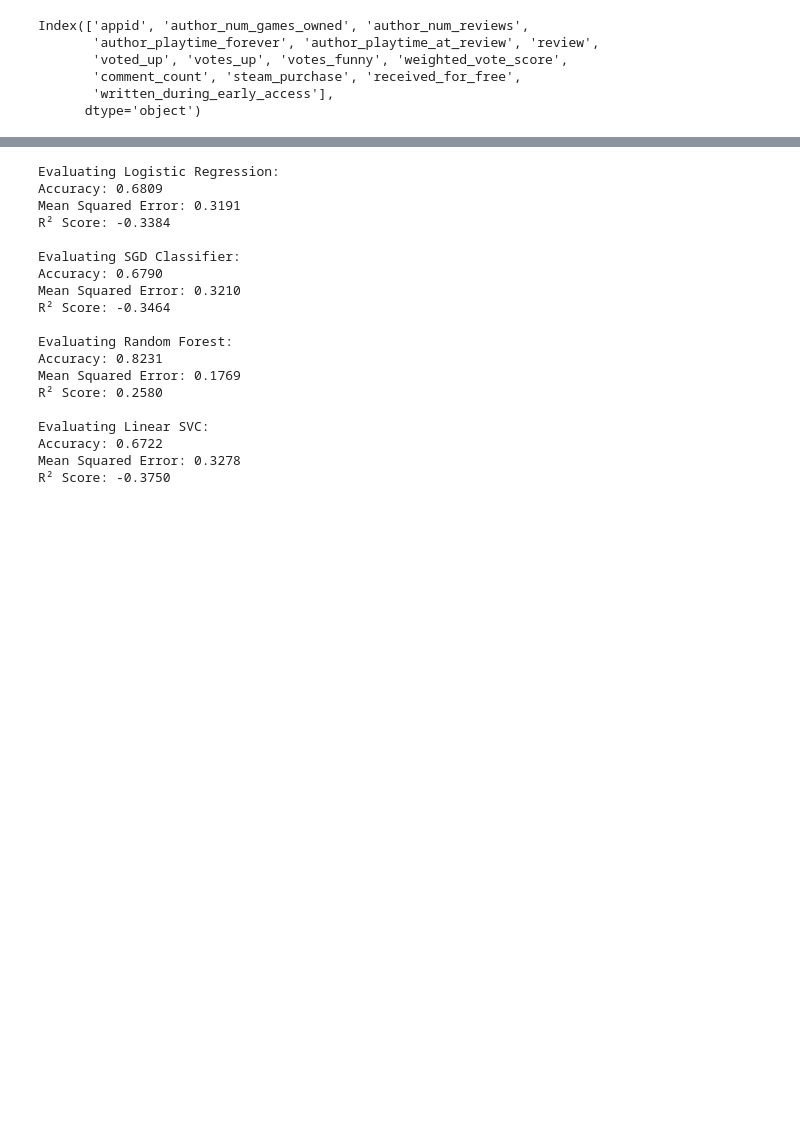
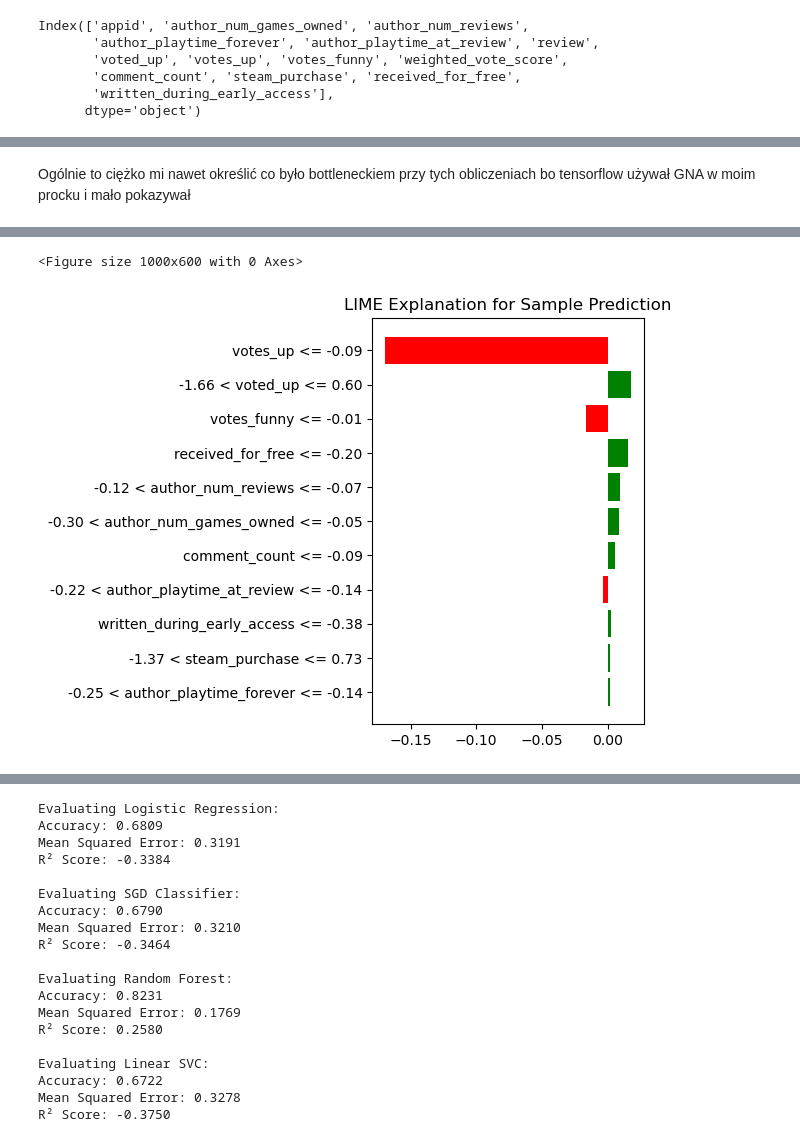
Before and after one commit to brybinski/bigdata, a Jupyter notebook: openvino_test.ipynb, the cells around one changed output, grey strips where cells are left out. Saved outputs shown, nothing was run; the diff lists cells and outputs as text; code cells hidden in the pictures; blank space fills up the shorter version.

```diff
--- a/openvino_test.ipynb
+++ b/openvino_test.ipynb
@@ -488,0 +591,29 @@ Index(['appid', 'author_num_games_owned', 'author_num_reviews',
+# %% [markdown]
+Ogólnie to ciężko mi nawet określić co było bottleneckiem przy tych obliczeniach bo tensorflow używał GNA w moim procku i mało pokazywał
+# %%
+import lime
+
+import lime.lime_tabular
+
+explainer = lime.lime_tabular.LimeTabularExplainer(
+    X_train,
+    feature_names=numerical_cols,
+    class_names=['weighted_vote_score'],
+    mode='regression'
+)
+
+instance_idx = np.random.randint(0, len(X_test))
+instance = X_test[instance_idx]
+
+exp = explainer.explain_instance(
+    instance,
+    lambda x: loaded_model.predict(x),
+    num_features=len(numerical_cols)
+)
+
+plt.figure(figsize=(10, 6))
+exp.as_pyplot_figure()
+plt.title('LIME Explanation for Sample Prediction')
+plt.tight_layout()
+plt.show()
+# %% [output]
@@ -488,0 +621,2 @@ Index(['appid', 'author_num_games_owned', 'author_num_reviews',
+<Figure size 1000x600 with 0 Axes>
+[figure, added]
```
Also changed, not shown: parts of 36 cells of this notebook, 3 other files.
